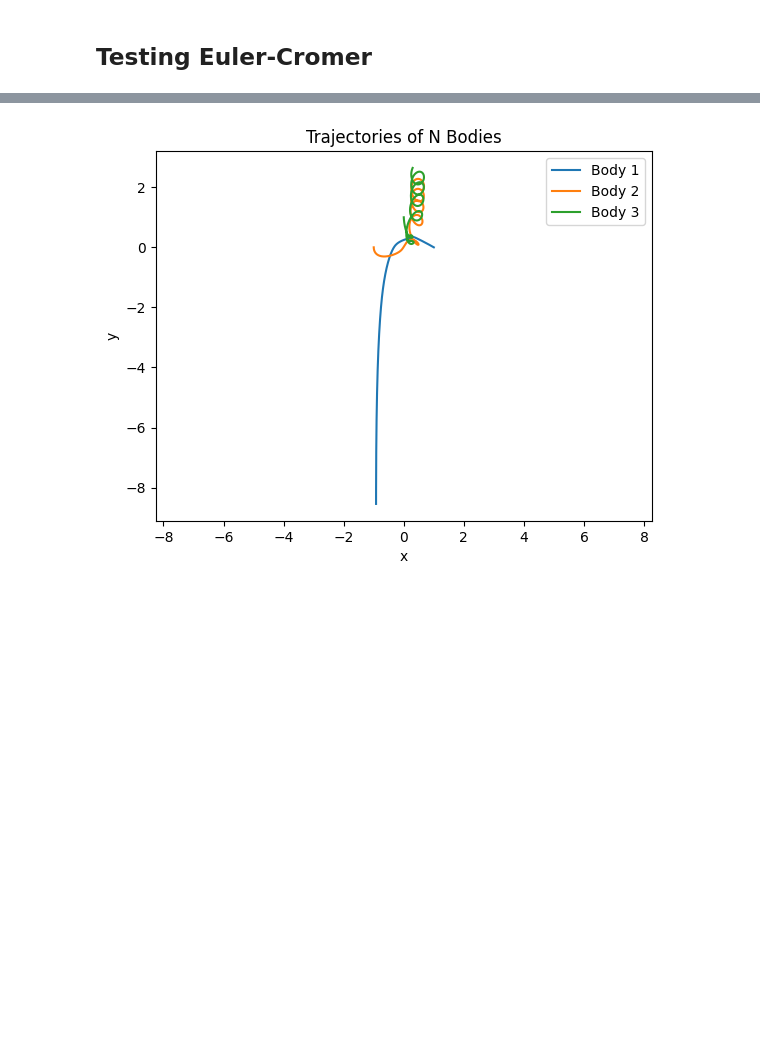
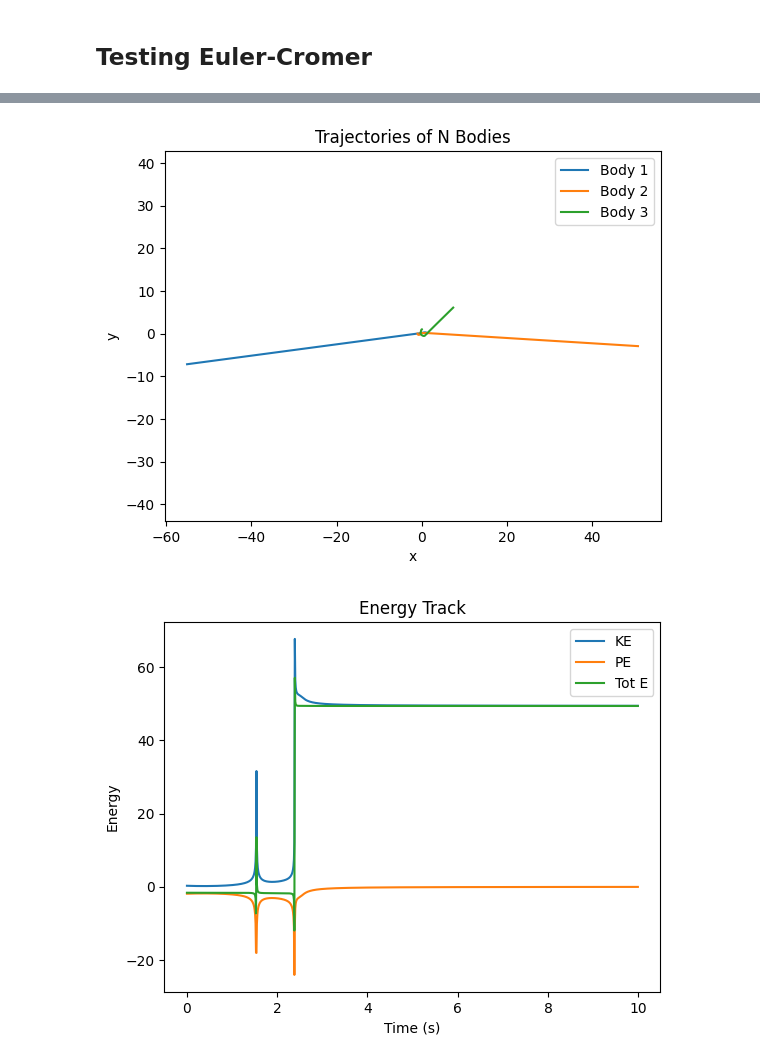
Before and after one commit to OliverPearce5/N-body_sim, a Jupyter notebook: nbody.ipynb, the cells around one changed output, grey strips where cells are left out. Drawn from its saved outputs; the diff is of its cells as text; code cells hidden in the pictures; blank space fills up the shorter version.

```diff
--- a/nbody.ipynb
+++ b/nbody.ipynb
@@ -239,11 +252,14 @@ num_objects = 2
 initial_positions = np.array([[1, 0, 0], [-1, 0, 0]], dtype=float)
 initial_velocities = np.array([[0, 0.5, 0], [0, -0.1, 0]], dtype=float)
 masses = np.array([1.0, 2.0])
+dt = 0.001
+n_steps = 10000
 
 system = System(num_objects = num_objects, x=initial_positions, v=initial_velocities, m=masses, G=G, softening=1e-5)
-trajectory = system.simulation_euler_cromer(n_steps =1000, dt=0.01)
+trajectory, KE_track, PE_track, TE_track = system.simulation_euler_cromer(n_steps = n_steps, dt=dt)
 trajectory = np.array(trajectory)
 
+plt.figure()
 for i in range(num_objects):
     plt.plot(trajectory[:, i, 0], trajectory[:, i, 1], label=f'Body {i+1}')
     # trajectory is array with [time steps, index of body, spatial dimension]
@@ -254,5 +270,17 @@ plt.title('Trajectories of N Bodies')
 plt.axis('equal')
 plt.legend()
 plt.show()
+
+# Energy Tracking:
+time_steps = np.arange(len(KE_track)) * dt # Gets a time axis
+plt.figure()
+plt.plot(time_steps, KE_track, label='KE')
+plt.plot(time_steps, PE_track, label='PE')
+plt.plot(time_steps, TE_track, label='Tot E')
+plt.xlabel('Time (s)')
+plt.ylabel('Energy')
+plt.title('Energy Track')
+plt.legend()
+plt.show()
 # %% [output]
 [figure]
@@ -259,26 +292,42 @@ plt.show()
 # %%
 # 3 body
 
 G = 1 # since we are using masses, positions of order 1, use natural units
 num_objects = 3
 initial_positions = np.array([[1, 0, 0], [-1, 0, 0], [0, 1, 0]], dtype=float)
-initial_velocities = np.array([[0, 0, 0], [0, -0.5, 0], [0, 0, 0]], dtype=float)
-masses = np.array([1.0, 1.0, 1])
+initial_velocities = np.array([[0.5, 0, 0], [0, -0.5, 0], [-0.2, 0, 0]], dtype=float)
+masses = np.array([1, 1.0, 1])
+n_steps = 1000
+dt = 0.01
 
 system = System(num_objects = num_objects, x=initial_positions, v=initial_velocities, m=masses, G=G, softening=1e-5)
-trajectory = system.simulation_euler_cromer(n_steps =1000, dt=0.01)
+trajectory, KE_track, PE_track, TE_track = system.simulation_euler_cromer(n_steps = n_steps, dt= dt)
 trajectory = np.array(trajectory)
 
+plt.figure()
 for i in range(num_objects):
     plt.plot(trajectory[:, i, 0], trajectory[:, i, 1], label=f'Body {i+1}')
 plt.xlabel('x')
 plt.ylabel('y')
 plt.title('Trajectories of N Bodies')
 plt.axis('equal')
 plt.legend()
 plt.show()
+
+# Energy Tracking:
+time_steps = np.arange(len(KE_track)) * dt # Gets a time axis
+plt.figure()
+plt.plot(time_steps, KE_track, label='KE')
+plt.plot(time_steps, PE_track, label='PE')
+plt.plot(time_steps, TE_track, label='Tot E')
+plt.xlabel('Time (s)')
+plt.ylabel('Energy')
+plt.title('Energy Track')
+plt.legend()
+plt.show()
 # %% [output]
-[figure, old version]
+[figure, new version]
+[figure, added]
 # %%
 %matplotlib widget
 # Assume `trajectory` is already computed and is shape (n_steps, N, 3)
```
Also changed, not shown: parts of 6 cells of this notebook.
